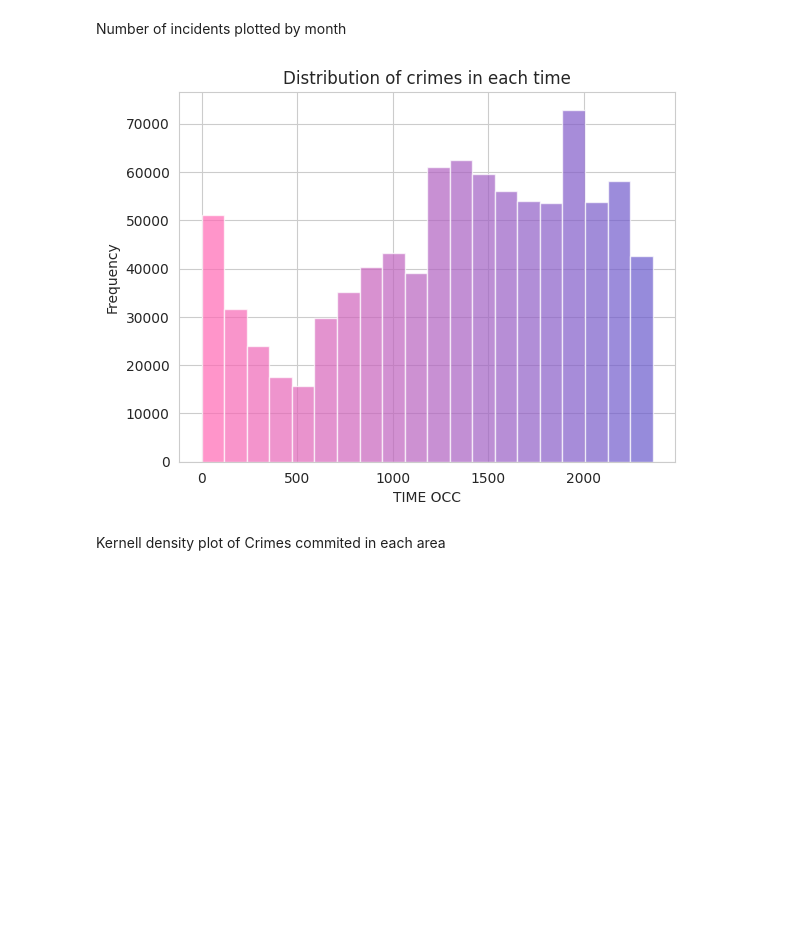
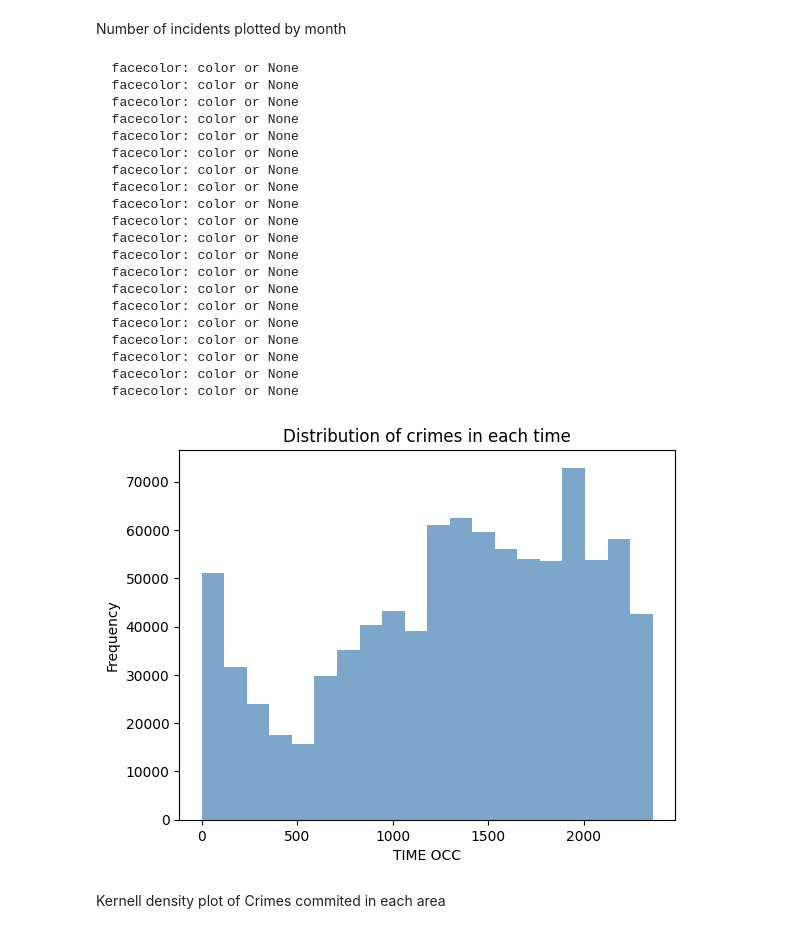
Before and after one commit to juanchovAI/trabajo_MyS, a Jupyter notebook: Cuaderno.ipynb, the cells around one changed output. Saved outputs shown, nothing was run; the diff lists cells and outputs as text; code cells hidden in the pictures; blank space fills up the shorter version.

```diff
--- a/Cuaderno.ipynb
+++ b/Cuaderno.ipynb
@@ -276,24 +276,44 @@ Number of incidents plotted by month
 # %%
 data['TIME OCC'].plot.hist(bins=20, alpha=0.7, color='steelblue')
 
 # Define colors based on a gradient from hotpink to slateblue
 colors = np.linspace(0, 1, 20)
 hotpink = np.array([255, 105, 180]) / 255.0  # RGB values for hotpink
 slateblue = np.array([106, 90, 205]) / 255.0  # RGB values for slateblue
 gradient_colors = (1 - colors[:, np.newaxis]) * hotpink + colors[:, np.newaxis] * slateblue
 
 # Customize the color of each bar in the histogram
 for i, patch in enumerate(plt.gca().patches):
-    plt.setp(patch, 'facecolor', gradient_colors[i])
+    plt.setp(patch, 'facecolor')
 
 plt.title('Distribution of crimes in each time')
 plt.xlabel('TIME OCC')
 plt.ylabel('Frequency')
 
 # Show the plot
 plt.show()
 # %% [output]
+  facecolor: color or None
+  facecolor: color or None
+  facecolor: color or None
+  facecolor: color or None
+  facecolor: color or None
+  facecolor: color or None
+  facecolor: color or None
+  facecolor: color or None
+  facecolor: color or None
+  facecolor: color or None
+  facecolor: color or None
+  facecolor: color or None
+  facecolor: color or None
+  facecolor: color or None
+  facecolor: color or None
+  facecolor: color or None
+  facecolor: color or None
+  facecolor: color or None
+  facecolor: color or None
+  facecolor: color or None
-[figure, old version]
+[figure, new version]
 # %% [markdown]
 Kernell density plot of Crimes commited in each area
 # %%
```
Also changed, not shown: parts of 43 cells of this notebook.
